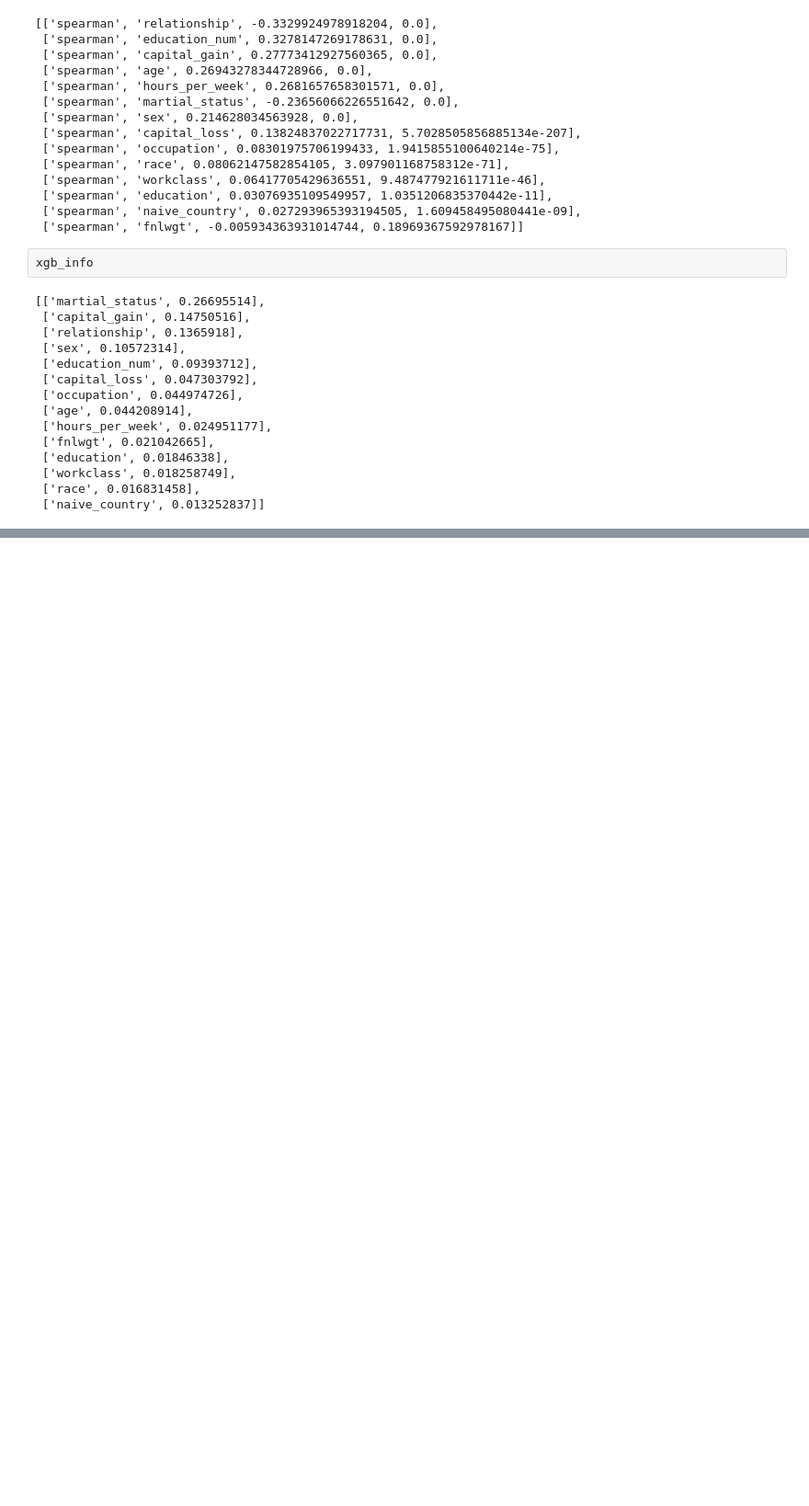
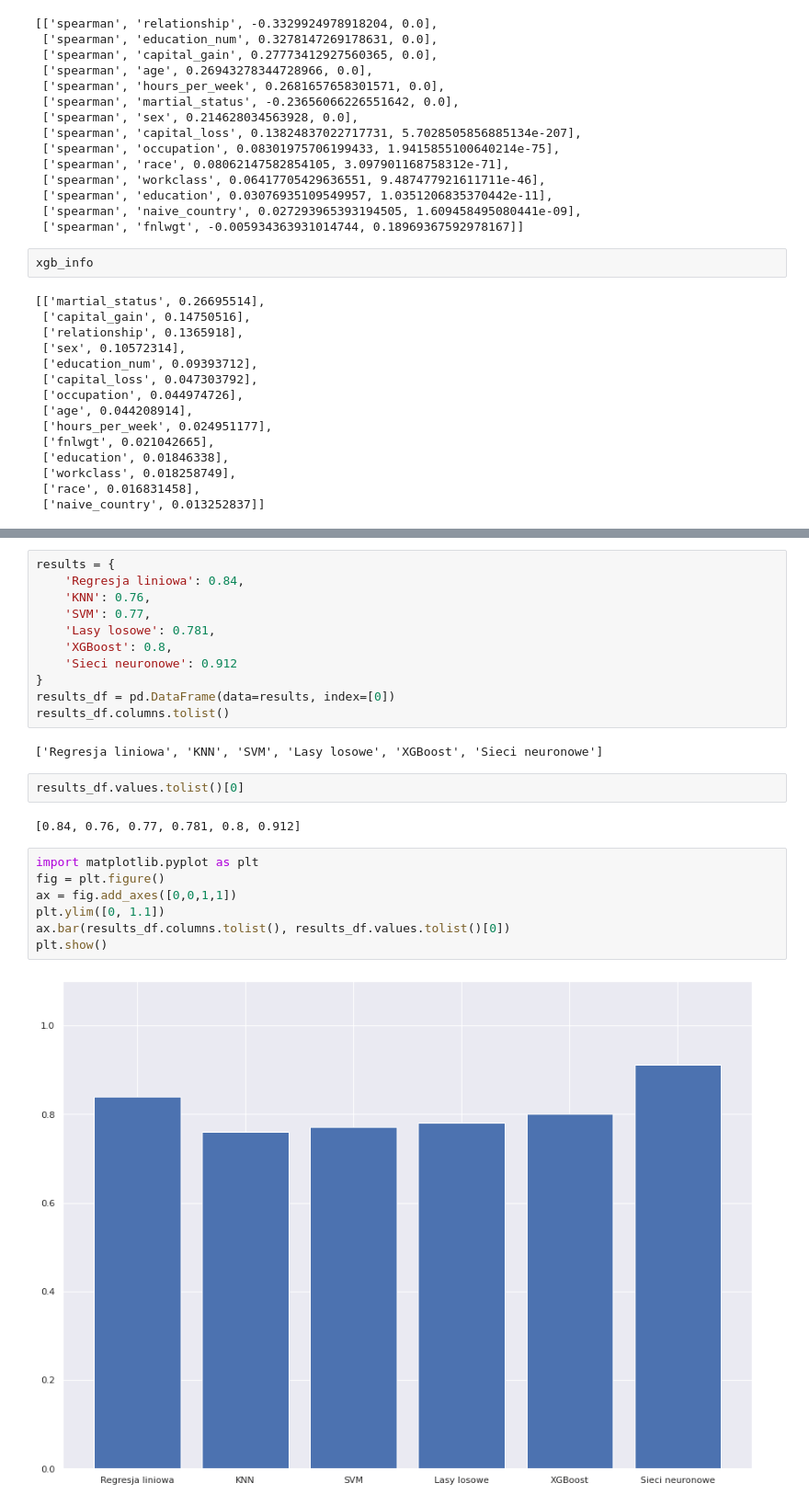
Before and after one commit to kuba1302/ML_project_UW, a Jupyter notebook: Prezentacja.ipynb, the cells around one changed output, grey strips where cells are left out. Shown at 92% size. Drawn from its saved outputs; the diff is of its cells as text; blank space fills up the shorter version.

```diff
--- a/Prezentacja.ipynb
+++ b/Prezentacja.ipynb
@@ -205,0 +210,26 @@ Każdy model był sprawdzany StratifiedKfold
+# %%
+results = {
+    'Regresja liniowa': 0.84,
+    'KNN': 0.76,
+    'SVM': 0.77,
+    'Lasy losowe': 0.781,
+    'XGBoost': 0.8,
+    'Sieci neuronowe': 0.912
+}
+results_df = pd.DataFrame(data=results, index=[0])
+results_df.columns.tolist()
+# %% [output]
+['Regresja liniowa', 'KNN', 'SVM', 'Lasy losowe', 'XGBoost', 'Sieci neuronowe']
+# %%
+results_df.values.tolist()[0]
+# %% [output]
+[0.84, 0.76, 0.77, 0.781, 0.8, 0.912]
+# %%
+import matplotlib.pyplot as plt
+fig = plt.figure()
+ax = fig.add_axes([0,0,1,1])
+plt.ylim([0, 1.1])
+ax.bar(results_df.columns.tolist(), results_df.values.tolist()[0])
+plt.show()
+# %% [output]
+[figure, added]
```
Also changed, not shown: parts of 2 cells of this notebook.
